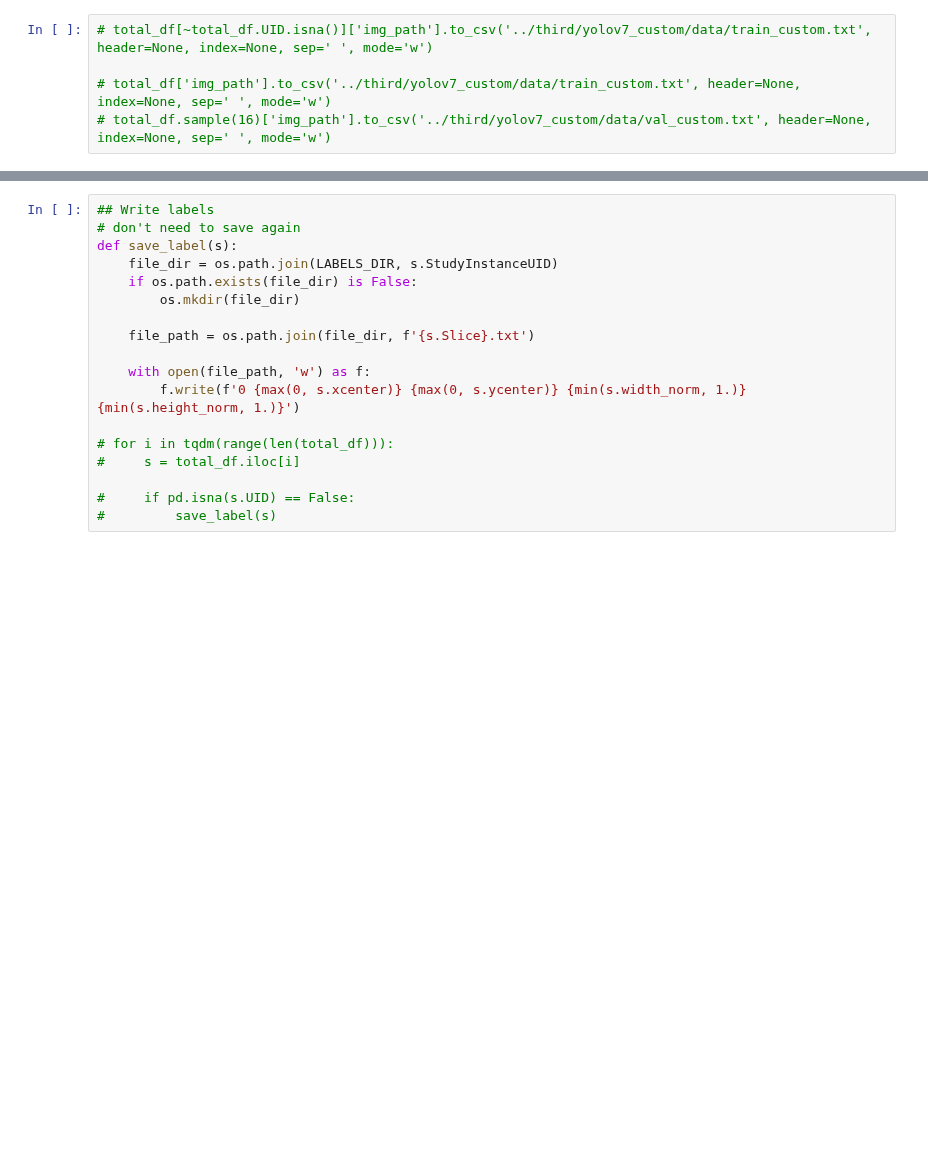
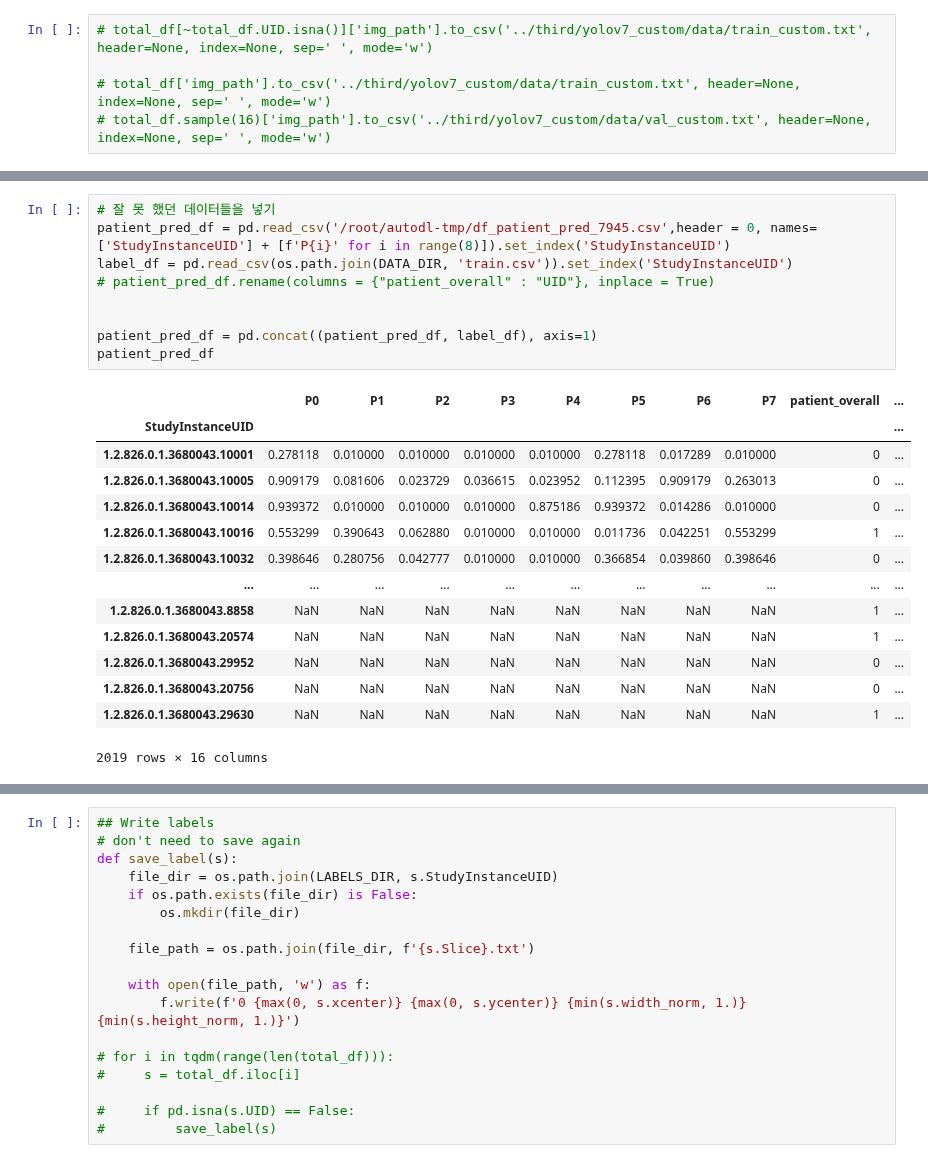
Before and after one commit to ghty011/cervical_spine, a Jupyter notebook: final/generate_yolo_labels.ipynb, the cells around one changed output, grey strips where cells are left out. Saved outputs shown, nothing was run; the diff lists cells and outputs as text; blank space fills up the shorter version.

```diff
--- a/final/generate_yolo_labels.ipynb
+++ b/final/generate_yolo_labels.ipynb
@@ -193,0 +229,24 @@ print(len(neg_df))
+# %%
+# 잘 못 했던 데이터들을 넣기
+patient_pred_df = pd.read_csv('/root/autodl-tmp/df_patient_pred_7945.csv',header = 0, names=['StudyInstanceUID'] + [f'P{i}' for i in range(8)]).set_index('StudyInstanceUID')
+label_df = pd.read_csv(os.path.join(DATA_DIR, 'train.csv')).set_index('StudyInstanceUID')
+# patient_pred_df.rename(columns = {"patient_overall" : "UID"}, inplace = True)
+
+
+patient_pred_df = pd.concat((patient_pred_df, label_df), axis=1)
+patient_pred_df
+# %% [output]
+|  | P0 | P1 | P2 | P3 | P4 | P5 | P6 | P7 | patient_overall | ... |
+| StudyInstanceUID |  |  |  |  |  |  |  |  |  | ... |
+| 1.2.826.0.1.3680043.10001 | 0.278118 | 0.010000 | 0.010000 | 0.010000 | 0.010000 | 0.278118 | 0.017289 | 0.010000 | 0 | ... |
+| 1.2.826.0.1.3680043.10005 | 0.909179 | 0.081606 | 0.023729 | 0.036615 | 0.023952 | 0.112395 | 0.909179 | 0.263013 | 0 | ... |
+| 1.2.826.0.1.3680043.10014 | 0.939372 | 0.010000 | 0.010000 | 0.010000 | 0.875186 | 0.939372 | 0.014286 | 0.010000 | 0 | ... |
+| 1.2.826.0.1.3680043.10016 | 0.553299 | 0.390643 | 0.062880 | 0.010000 | 0.010000 | 0.011736 | 0.042251 | 0.553299 | 1 | ... |
+| 1.2.826.0.1.3680043.10032 | 0.398646 | 0.280756 | 0.042777 | 0.010000 | 0.010000 | 0.366854 | 0.039860 | 0.398646 | 0 | ... |
+| ... | ... | ... | ... | ... | ... | ... | ... | ... | ... | ... |
+| 1.2.826.0.1.3680043.8858 | NaN | NaN | NaN | NaN | NaN | NaN | NaN | NaN | 1 | ... |
+| 1.2.826.0.1.3680043.20574 | NaN | NaN | NaN | NaN | NaN | NaN | NaN | NaN | 1 | ... |
+| 1.2.826.0.1.3680043.29952 | NaN | NaN | NaN | NaN | NaN | NaN | NaN | NaN | 0 | ... |
+| 1.2.826.0.1.3680043.20756 | NaN | NaN | NaN | NaN | NaN | NaN | NaN | NaN | 0 | ... |
+| 1.2.826.0.1.3680043.29630 | NaN | NaN | NaN | NaN | NaN | NaN | NaN | NaN | 1 | ... |
+2019 rows × 16 columns
```
Also changed, not shown: parts of 21 cells of this notebook.
